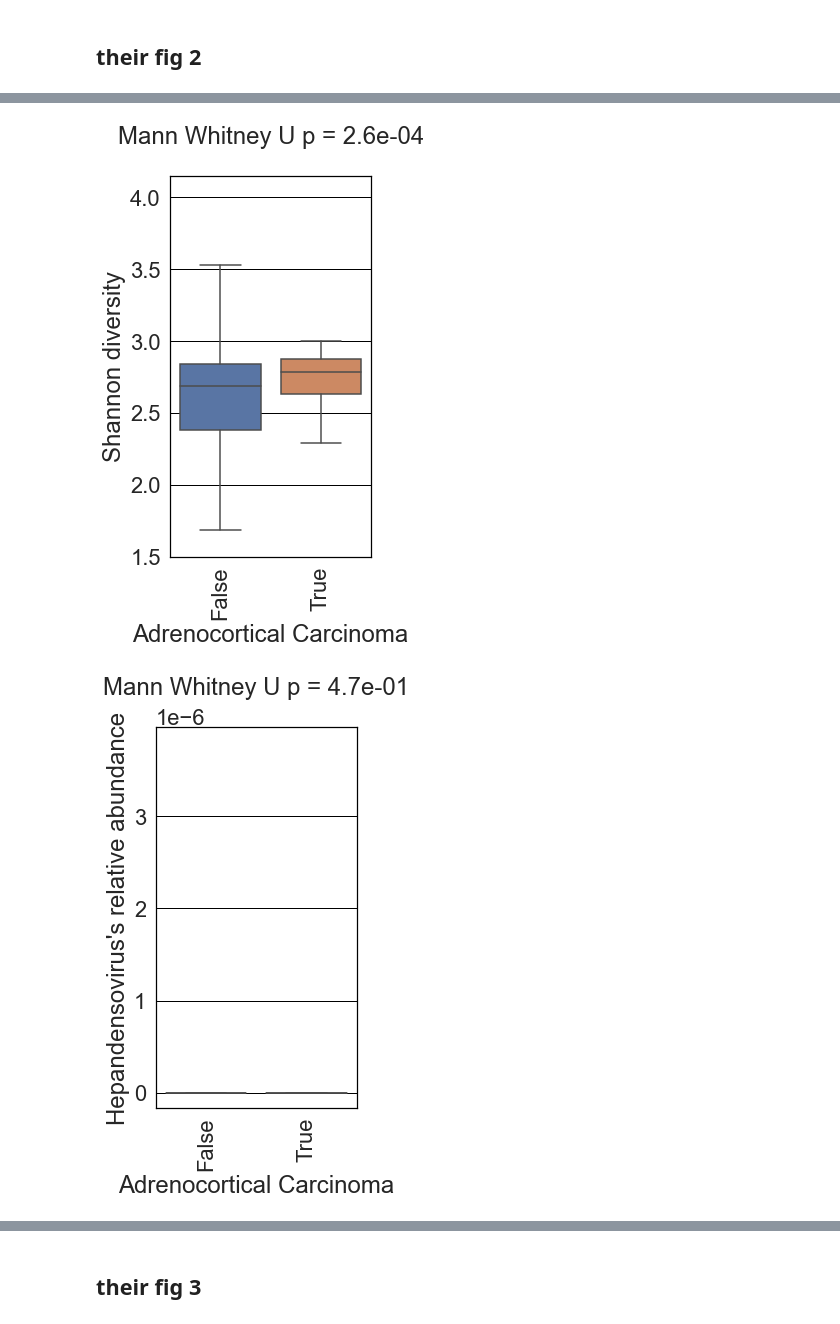
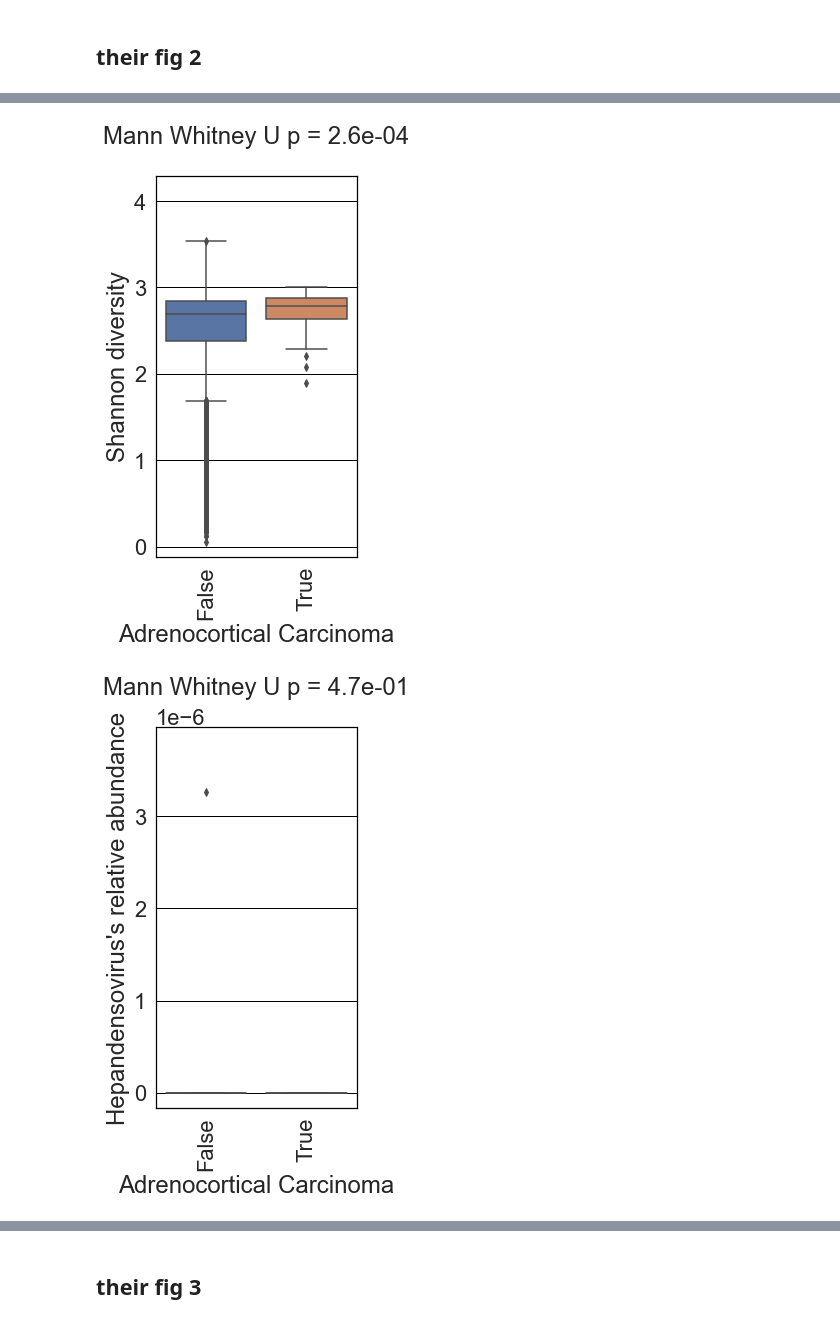
Before and after one commit to korem-lab/compositional-empty-features, a Jupyter notebook: TCGA-rebuttal-rebuttal.ipynb, the cells around one changed output, grey strips where cells are left out. Cells and saved outputs as stored; diff of their text form; code cells hidden in the pictures.

Commit message:
storing latest code and plots

```diff
--- a/TCGA-rebuttal-rebuttal.ipynb
+++ b/TCGA-rebuttal-rebuttal.ipynb
@@ -33,10 +33,15 @@ def make_shannon_plot(df,
                        )
 
     plt.figure(figsize=(12 * .3,7))
-    ax=sns.boxplot(x = md.grouping,
-                y=md.Shannon_diversities,
-                fliersize=0
-               )
+    if df.shape[0]<=100:
+        ax=sns.boxplot(x = md.grouping,
+                    y=md.Shannon_diversities,
+                    fliersize=0
+                   )
+    else:
+        ax=sns.boxplot(x = md.grouping,
+                    y=md.Shannon_diversities,
+                   )
 
     if df.shape[0]<=100: # make swarmplot if we don't have too many points
         sns.swarmplot(x = md.grouping,
@@ -71,10 +76,15 @@ def make_ra_feature_plot(df,
 
     plt.figure(figsize=(12 * .3,7))
 
-    ax = sns.boxplot(x = md.grouping,
-                     y=X_ra[:,val_],
-                     fliersize=0
-                     )
+    if df.shape[0]<=100:
+        ax = sns.boxplot(x = md.grouping,
+                         y=X_ra[:,val_],
+                         fliersize=0
+                         )
+    else:
+        ax = sns.boxplot(x = md.grouping,
+                         y=X_ra[:,val_],
+                         )
 
     if df.shape[0]<=100: # make swarmplot if we don't have too many points
         sns.swarmplot(x = md.grouping,
@@ -115,11 +125,16 @@ def make_clr_feature_plot(df,
                        for a in md.grouping.unique()]
                        )
     plt.figure(figsize=(12 * .3,7))
+    if df.shape[0]<=100:
+        ax = sns.boxplot(x = md.grouping,
+                         y=X_clr[:,val_],
+                         fliersize=0
+                         )
 
-    ax = sns.boxplot(x = md.grouping,
-                     y=X_clr[:,val_],
-                     fliersize=0
-                     )
+    else:
+        ax = sns.boxplot(x = md.grouping,
+                         y=X_clr[:,val_],
+                         )
 
     if df.shape[0]<=100: # make swarmplot if we don't have too many points
         sns.swarmplot(x = md.grouping,
@@ -179,7 +194,7 @@ ax=make_shannon_plot(df,
                       md
                      )
 ax.set_xlabel(xaxis_name)
-ax.set_ylim(1.5,3.8)
+# ax.set_ylim(1.5,3.8)
 add_15_percent_to_top_ylim(ax)
 
 plt.savefig(save_path+'-Shannon.pdf',
@@ -190,32 +205,32 @@ plt.savefig(save_path+'-Shannon.pdf',
 plt.show()
 
 ax=make_ra_feature_plot(df,
                       md,
                       val
                       )
 ax.set_xlabel(xaxis_name)
 add_15_percent_to_top_ylim(ax)
 plt.savefig(save_path+'-RA.pdf',
             dpi=900,
             bbox_inches='tight',
             format='pdf'
            )
 
 plt.show()
 
 ax=make_clr_feature_plot(df,
                       md,
                       val
                       )
 ax.set_xlabel(xaxis_name)
 # ax.set_ylim(-1.5, -0.8)
 add_15_percent_to_top_ylim(ax)
 plt.savefig(save_path+'-CLR.pdf',
             dpi=900,
             bbox_inches='tight',
             format='pdf'
            )
 plt.show()
 # %% [output]
-[figure, old version]
+[figure, new version]
-[figure, old version]
+[figure, new version]
```
Also changed, not shown: parts of 16 cells of this notebook, 46 other files.
